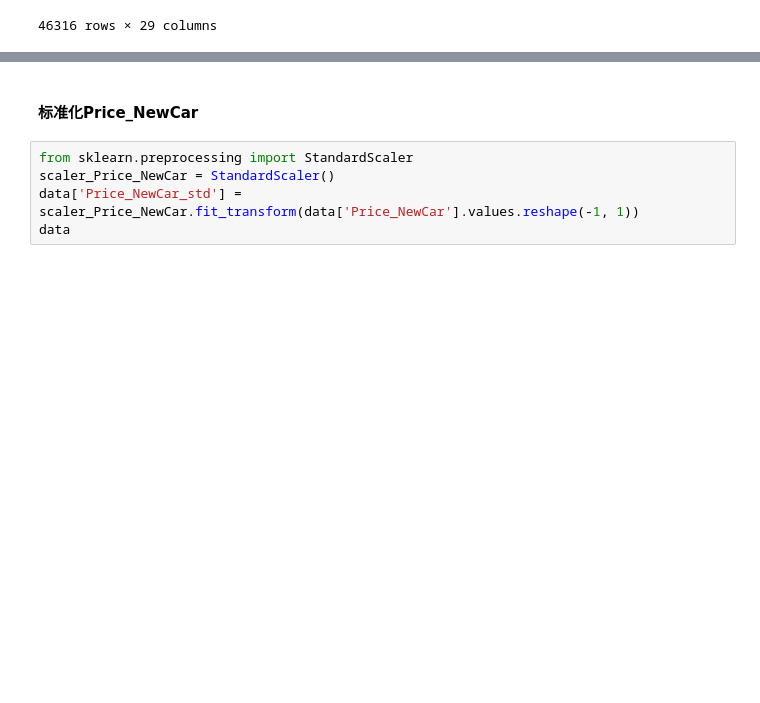
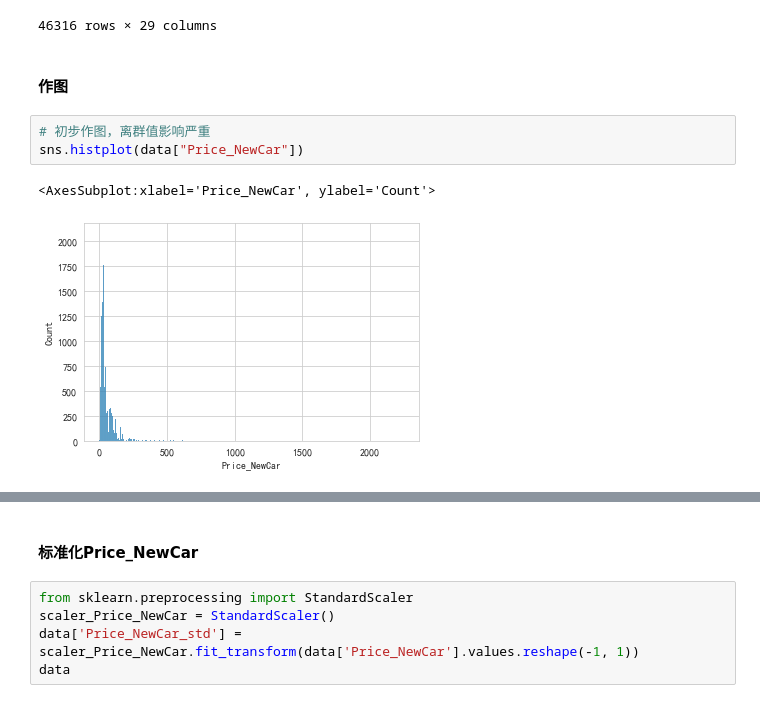
Before and after one commit to Leospard/Automobile-price-forecast, a Jupyter notebook: src/数据预处理.ipynb, the cells around one changed output, grey strips where cells are left out. Cells and saved outputs as stored; diff of their text form; blank space fills up the shorter version.

```diff
--- a/src/数据预处理.ipynb
+++ b/src/数据预处理.ipynb
@@ -582,3 +603,11 @@ data
 | 46314 | Jeep | 指南者(进口) | 指南者(进口) 2014款 改款 2.4L 四驱舒适版 | 辽宁 | 沈阳 | 6.90 | 2016-02 | 8.66 | 24.59万 | 紧凑型SUV | ... | ... |
 | 46315 | 大众 | 迈特威 | 迈特威 2014款 2.0TSI 四驱行政版 | 辽宁 | 沈阳 | 14.00 | 2016-07 | 27.50 | 81.80万 | 中大型MPV | ... | ... |
 46316 rows × 29 columns
+# %% [markdown]
+#### 作图
+# %%
+# 初步作图，离群值影响严重
+sns.histplot(data["Price_NewCar"])
+# %% [output]
+<AxesSubplot:xlabel='Price_NewCar', ylabel='Count'>
+[figure, added]
```
Also changed, not shown: parts of 22 cells of this notebook.
